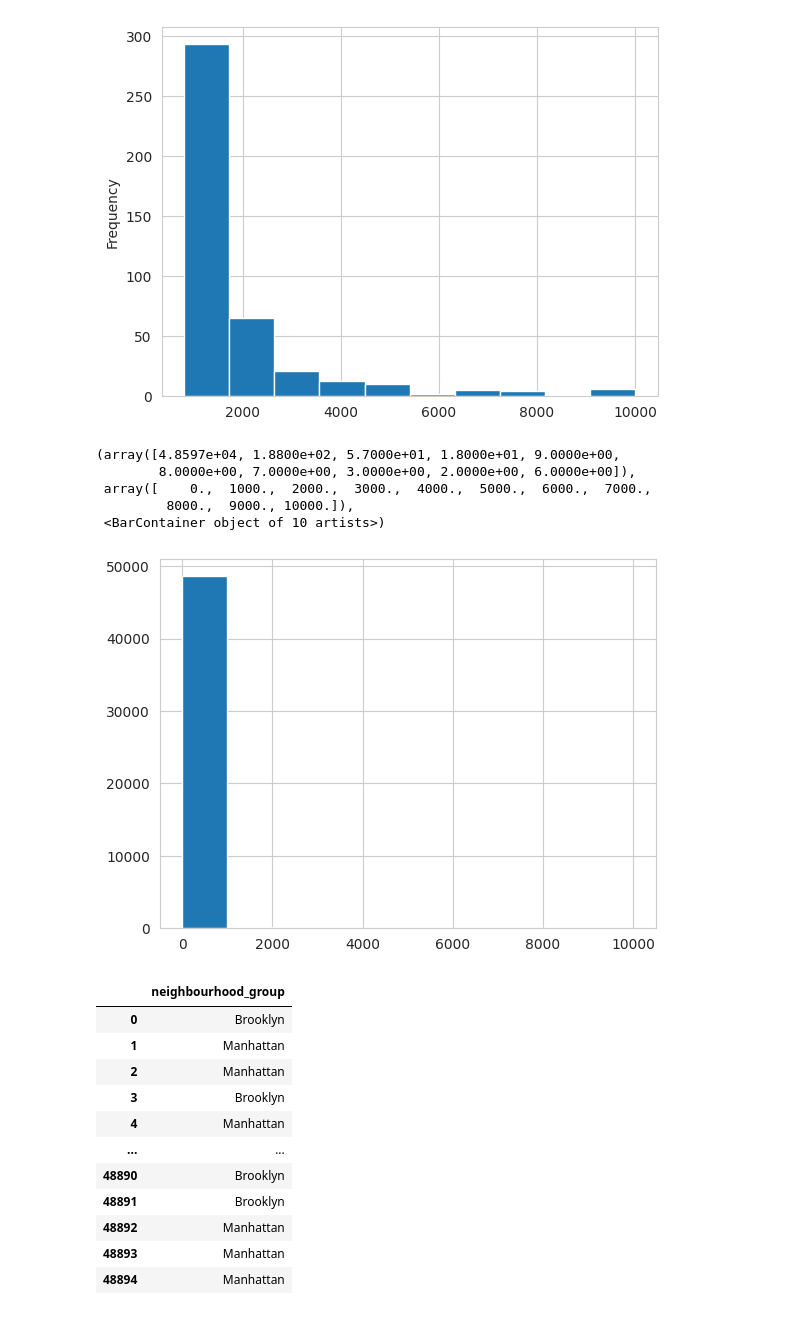
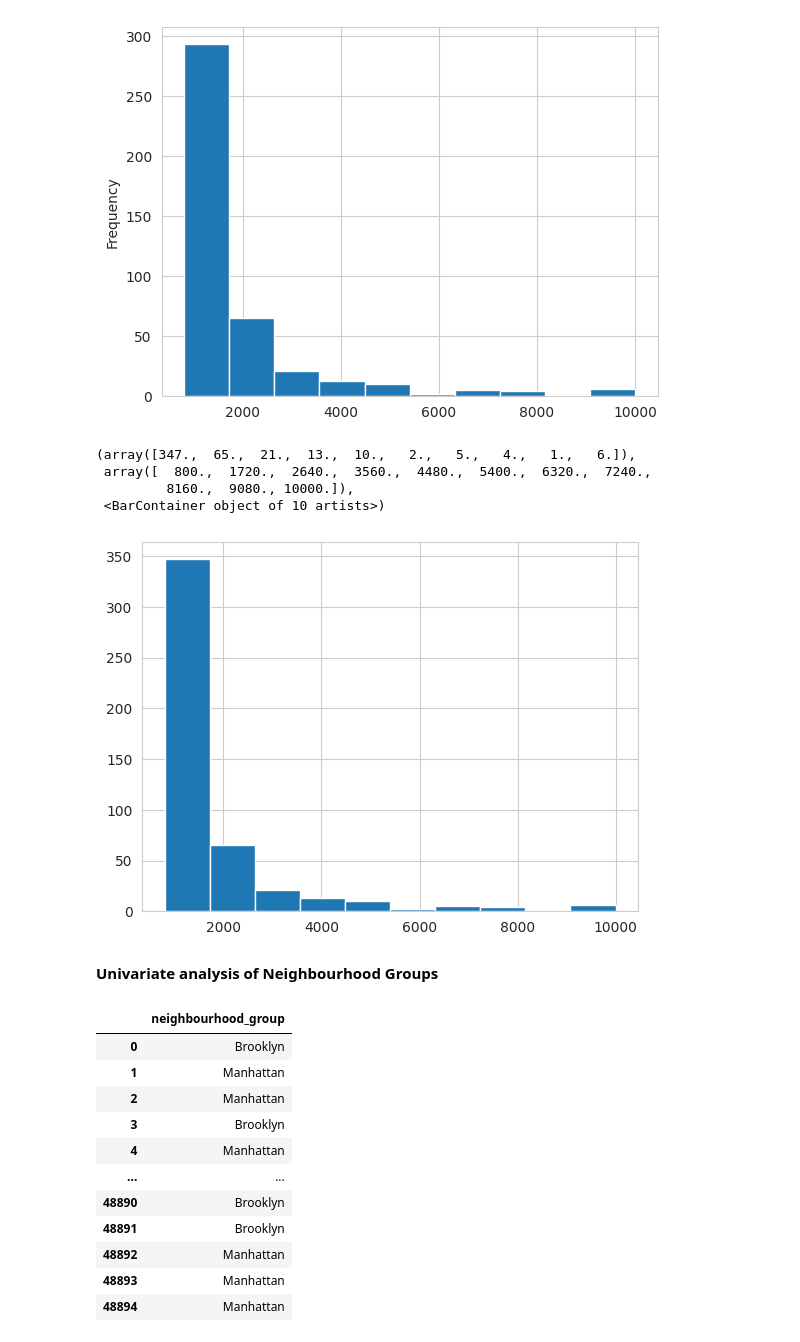
Before and after one commit to salu218/Airbnb_NY_2019_EDA, a Jupyter notebook: Airbnb_project.ipynb, the cells around one changed output. Drawn from its saved outputs; the diff is of its cells as text; code cells hidden in the pictures.

```diff
--- a/Airbnb_project.ipynb
+++ b/Airbnb_project.ipynb
@@ -576,15 +566,18 @@ df_price[df_price['price'] > 800]['price'].plot.hist()
 # %% [output]
 <Axes: ylabel='Frequency'>
 [figure]
-# %%
-plt.hist(df_price, range = (0 , 10000 ))
-# %% [output]
-(array([4.8597e+04, 1.8800e+02, 5.7000e+01, 1.8000e+01, 9.0000e+00,
-        8.0000e+00, 7.0000e+00, 3.0000e+00, 2.0000e+00, 6.0000e+00]),
- array([    0.,  1000.,  2000.,  3000.,  4000.,  5000.,  6000.,  7000.,
-         8000.,  9000., 10000.]),
- <BarContainer object of 10 artists>)
-[figure, removed]
+# %%
+plt.hist(df_price, range = (800,10000 ))
+
+#plotting the same hisogram above by using matplotlib with range parameter
+# %% [output]
+(array([347.,  65.,  21.,  13.,  10.,   2.,   5.,   4.,   1.,   6.]),
+ array([  800.,  1720.,  2640.,  3560.,  4480.,  5400.,  6320.,  7240.,
+         8160.,  9080., 10000.]),
+ <BarContainer object of 10 artists>)
+[figure, added]
+# %% [markdown]
+**Univariate analysis of Neighbourhood Groups**
 # %%
 df_neighbourhood_group = df_1['neighbourhood_group']
 # %%
```
Also changed, not shown: parts of 9 cells of this notebook.
